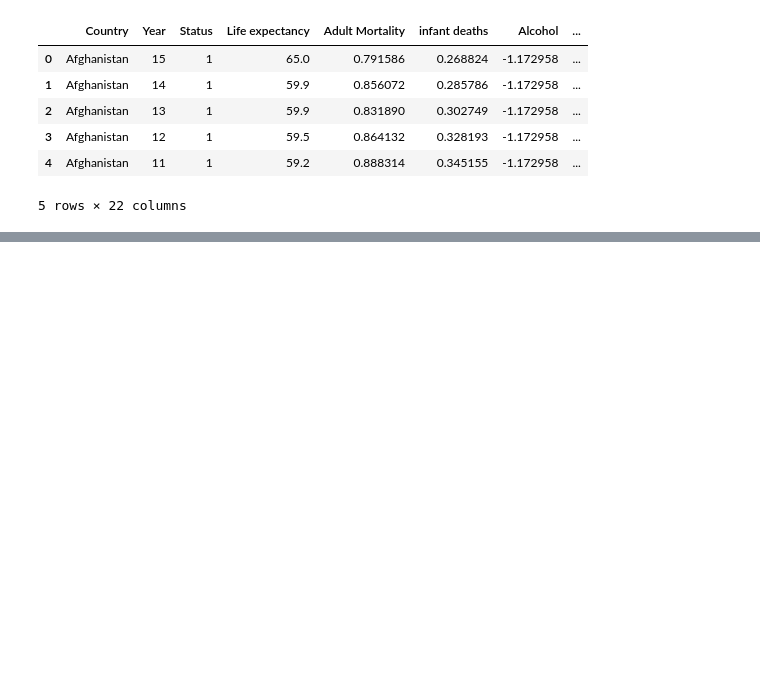
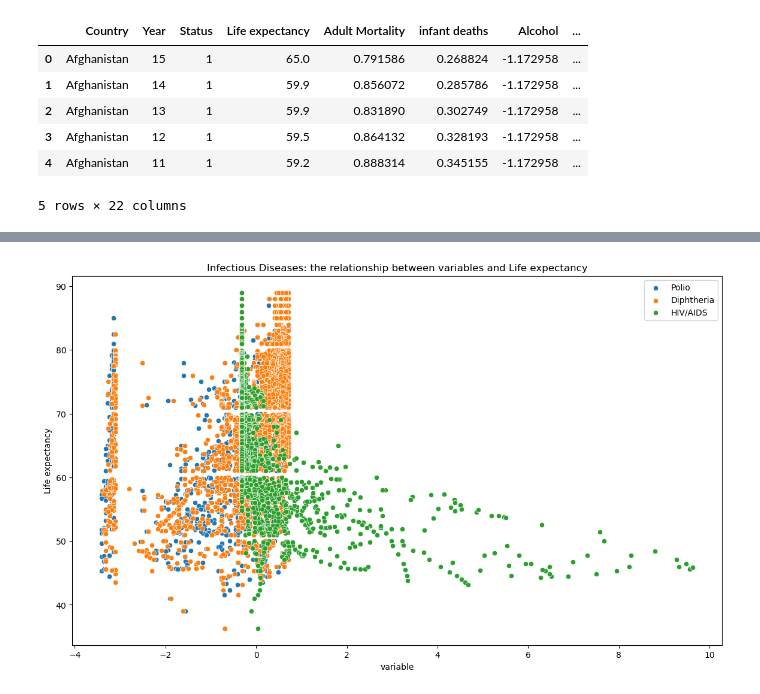
Before and after one commit to samamaryna/team_project, a Jupyter notebook: Project_1.ipynb, the cells around one changed output, grey strips where cells are left out. Cells and saved outputs as stored; diff of their text form; code cells hidden in the pictures; blank space fills up the shorter version.

```diff
--- a/Project_1.ipynb
+++ b/Project_1.ipynb
@@ -221,0 +502,5 @@ df.to_csv('./data/processed/Life Expectancy Data.csv', index=False)
+# %%
+#Infectious Diseases
+plot_relationships(df, 'Infectious Diseases', categories['Infectious Diseases'])
+# %% [output]
+[figure, added]
```
Also changed, not shown: parts of 49 cells of this notebook.
